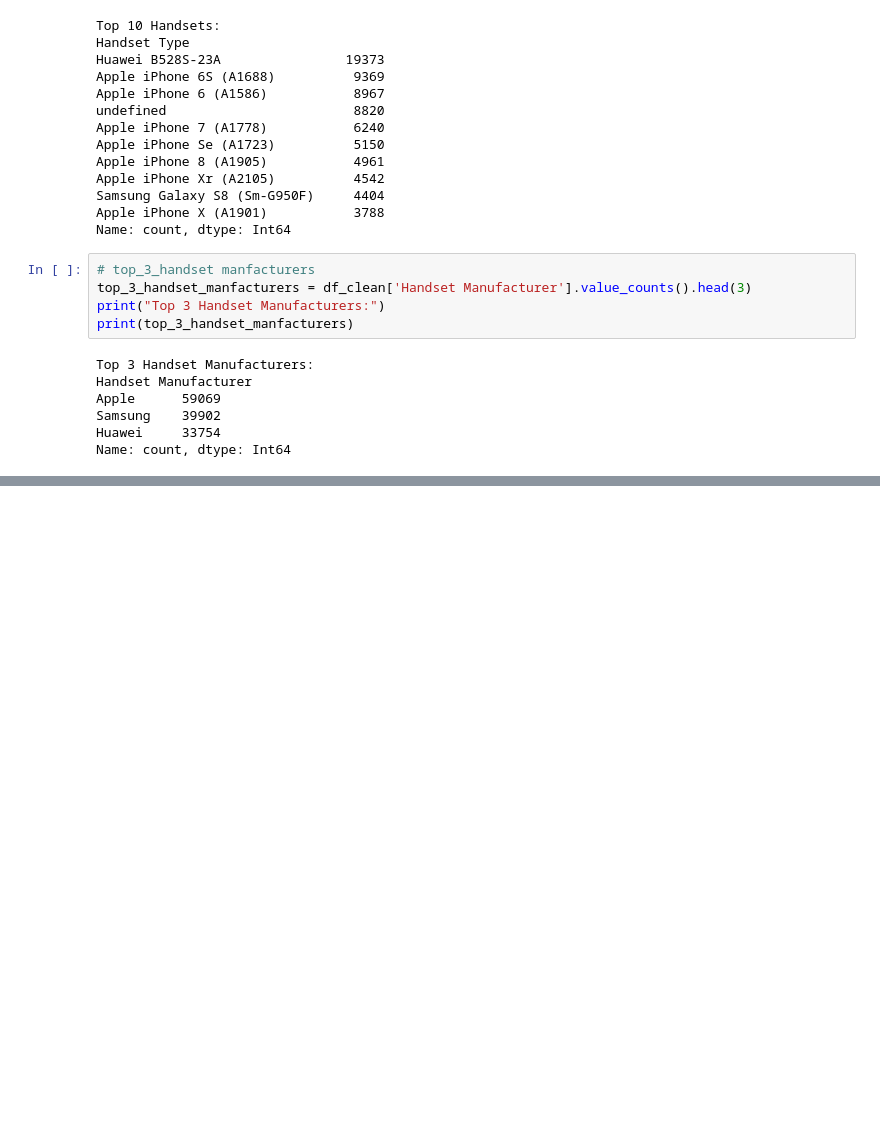
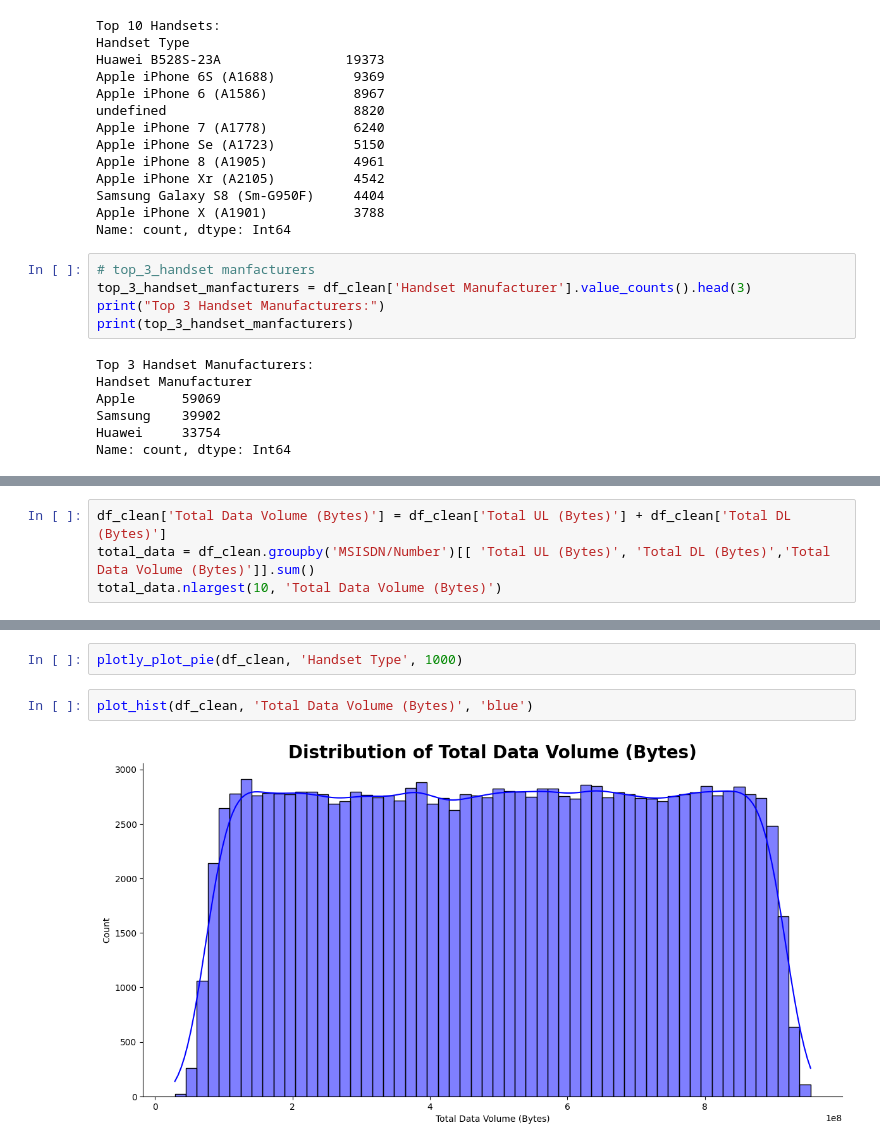
Before and after one commit to mahbubah/Telecom_DataAnalysis, a Jupyter notebook: notebooks/User Overview Analysis.ipynb, the cells around one changed output, grey strips where cells are left out. Cells and saved outputs as stored; diff of their text form; blank space fills up the shorter version.

```diff
--- a/notebooks/User Overview Analysis.ipynb
+++ b/notebooks/User Overview Analysis.ipynb
@@ -450,0 +485,4 @@ Top 5 Handset Types per Top 3 Manufacturers:
+# %%
+df_clean['Total Data Volume (Bytes)'] = df_clean['Total UL (Bytes)'] + df_clean['Total DL (Bytes)']
+total_data = df_clean.groupby('MSISDN/Number')[[ 'Total UL (Bytes)', 'Total DL (Bytes)','Total Data Volume (Bytes)']].sum()
+total_data.nlargest(10, 'Total Data Volume (Bytes)')
@@ -480,0 +566,6 @@ Name: Total xDR sessions, Length: 105716, dtype: float64
+# %%
+plotly_plot_pie(df_clean, 'Handset Type', 1000)
+# %%
+plot_hist(df_clean, 'Total Data Volume (Bytes)', 'blue')
+# %% [output]
+[figure, added]
```
Also changed, not shown: parts of 33 cells of this notebook, 4 other files.
